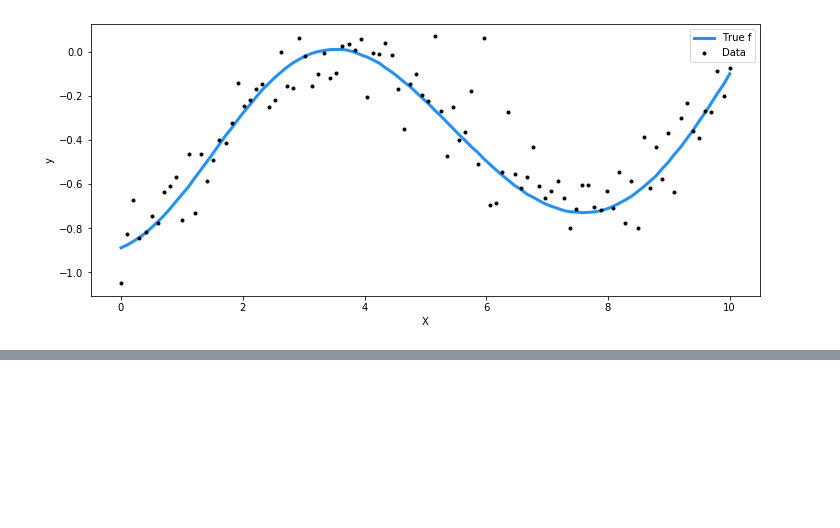
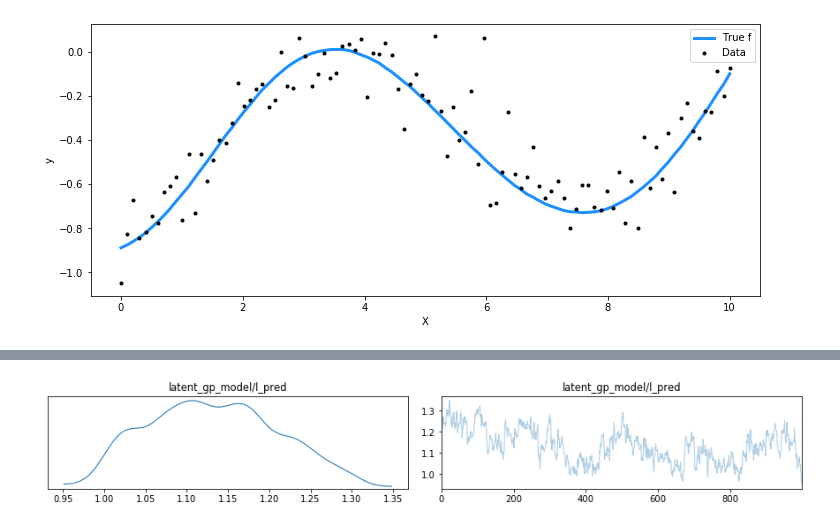
Before and after one commit to pymc-devs/pymc4, a Jupyter notebook: notebooks/gaussian_process.ipynb, the cells around one changed output, grey strips where cells are left out. Drawn from its saved outputs; the diff is of its cells as text; code cells hidden in the pictures; blank space fills up the shorter version.

```diff
--- a/notebooks/gaussian_process.ipynb
+++ b/notebooks/gaussian_process.ipynb
@@ -325,0 +361,37 @@ plt.title("Conditional distribution of $f_*$, given $f$"); plt.legend();
+# %%
+@pm.model
+def latent_gp_model(X, y, X_new):
+    """A latent GP model with unknown length_scale and student-t noise
+
+    Parameters
+    ----------
+    X: np.ndarray, tensor
+        The data matrix of shape (m, n) with m examples and n features
+    y: np.ndarray, tensor
+        The labels coressponding to the prior data
+    X_new: np.ndarray, tensor
+        The new data points to evaluate the conditional
+
+    Returns
+    -------
+    y_pred: tensor
+        Random sample from inferred function and its noise.
+    """
+    # We define length_scale of RBF kernel as a random variable
+    l_pred = yield pm.HalfCauchy("l_pred", scale=5.)
+    # We can now define a GP with mean as zeros and covariance function
+    # as RBF kernel with ``length_scale=l`` and ``amplitude=1``
+    cov_fn = pm.gp.cov.ExpQuad(length_scale=l_pred, amplitude=1., feature_ndims=1)
+    latent_gp = pm.gp.LatentGP(cov_fn=cov_fn)
+    # f is the prior and f_pred is the conditional which we discussed in theory section
+    f = yield latent_gp.prior("f", X=X)
+    f_pred = yield latent_gp.conditional("f_pred", X_new, given={'X': X, 'f': f})
+    # Now we transform our function using sigmoid function to
+    # get the probs for bernoulli distribution
+    p_pred = tf.sigmoid(f)
+    # finally, we model the noise and our outputs.
+    y_pred = yield pm.Bernoulli("y_pred", probs=p_pred, observed=y)
+    return y_pred
+# %%
+gp = latent_gp_model(X, labels, X_new)
+trace = pm.sample(gp, num_samples=1000, num_chains=1)
@@ -325,0 +415,7 @@ plt.title("Conditional distribution of $f_*$, given $f$"); plt.legend();
+# %%
+lines = [
+    ("l", {}, l_true),
+]
+az.plot_trace(trace, lines=lines, var_names=["latent_gp_model/l_pred"]);
+# %% [output]
+[figure, added]
```
Also changed, not shown: parts of 16 cells of this notebook, 5 other files.
